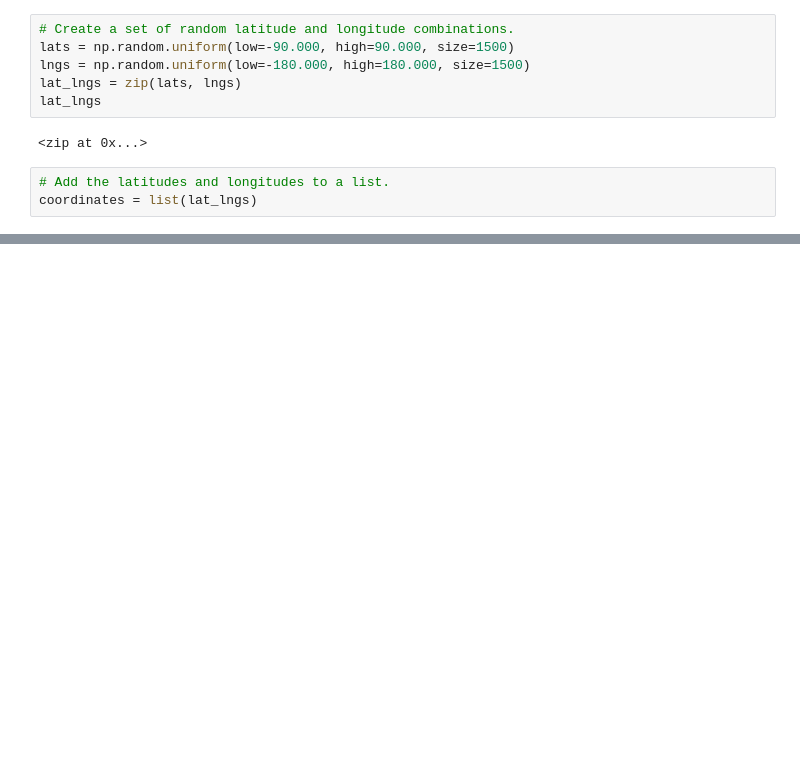
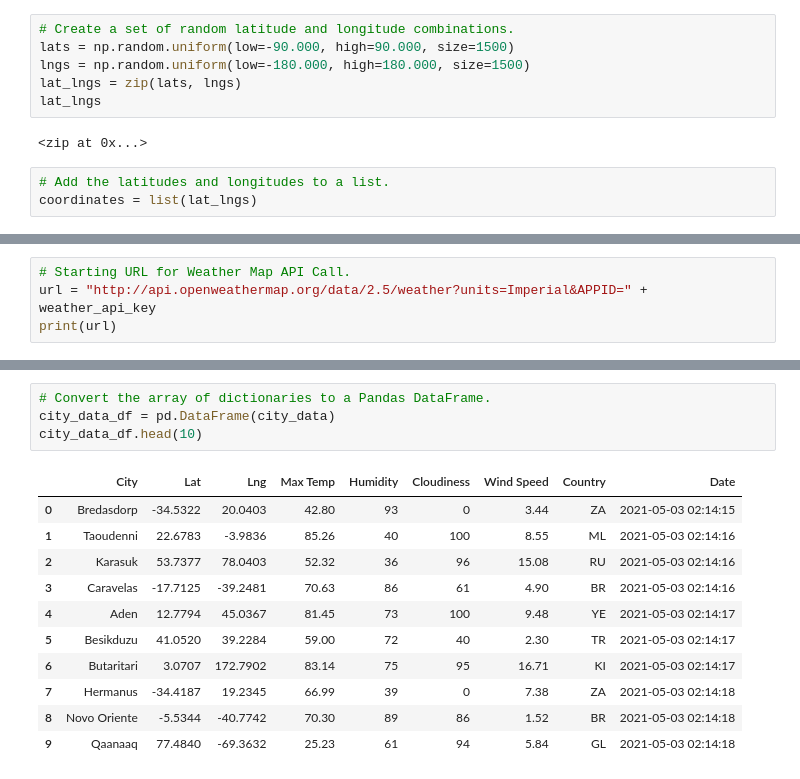
Before and after one commit to bmichels09/World_Weather_Analysis, a Jupyter notebook: WeatherPy.ipynb, the cells around one changed output, grey strips where cells are left out. Drawn from its saved outputs; the diff is of its cells as text; blank space fills up the shorter version.

```diff
--- a/WeatherPy.ipynb
+++ b/WeatherPy.ipynb
@@ -31,0 +39,4 @@ len(cities)
+# %%
+# Starting URL for Weather Map API Call.
+url = "http://api.openweathermap.org/data/2.5/weather?units=Imperial&APPID=" + weather_api_key
+print(url)
@@ -31,0 +123,16 @@ len(cities)
+# %%
+# Convert the array of dictionaries to a Pandas DataFrame.
+city_data_df = pd.DataFrame(city_data)
+city_data_df.head(10)
+# %% [output]
+|  | City | Lat | Lng | Max Temp | Humidity | Cloudiness | Wind Speed | Country | Date |
+| 0 | Bredasdorp | -34.5322 | 20.0403 | 42.80 | 93 | 0 | 3.44 | ZA | 2021-05-03 02:14:15 |
+| 1 | Taoudenni | 22.6783 | -3.9836 | 85.26 | 40 | 100 | 8.55 | ML | 2021-05-03 02:14:16 |
+| 2 | Karasuk | 53.7377 | 78.0403 | 52.32 | 36 | 96 | 15.08 | RU | 2021-05-03 02:14:16 |
+| 3 | Caravelas | -17.7125 | -39.2481 | 70.63 | 86 | 61 | 4.90 | BR | 2021-05-03 02:14:16 |
+| 4 | Aden | 12.7794 | 45.0367 | 81.45 | 73 | 100 | 9.48 | YE | 2021-05-03 02:14:17 |
+| 5 | Besikduzu | 41.0520 | 39.2284 | 59.00 | 72 | 40 | 2.30 | TR | 2021-05-03 02:14:17 |
+| 6 | Butaritari | 3.0707 | 172.7902 | 83.14 | 75 | 95 | 16.71 | KI | 2021-05-03 02:14:17 |
+| 7 | Hermanus | -34.4187 | 19.2345 | 66.99 | 39 | 0 | 7.38 | ZA | 2021-05-03 02:14:18 |
+| 8 | Novo Oriente | -5.5344 | -40.7742 | 70.30 | 89 | 86 | 1.52 | BR | 2021-05-03 02:14:18 |
+| 9 | Qaanaaq | 77.4840 | -69.3632 | 25.23 | 61 | 94 | 5.84 | GL | 2021-05-03 02:14:18 |
```
Also changed, not shown: parts of 7 cells of this notebook, 1 other file.
